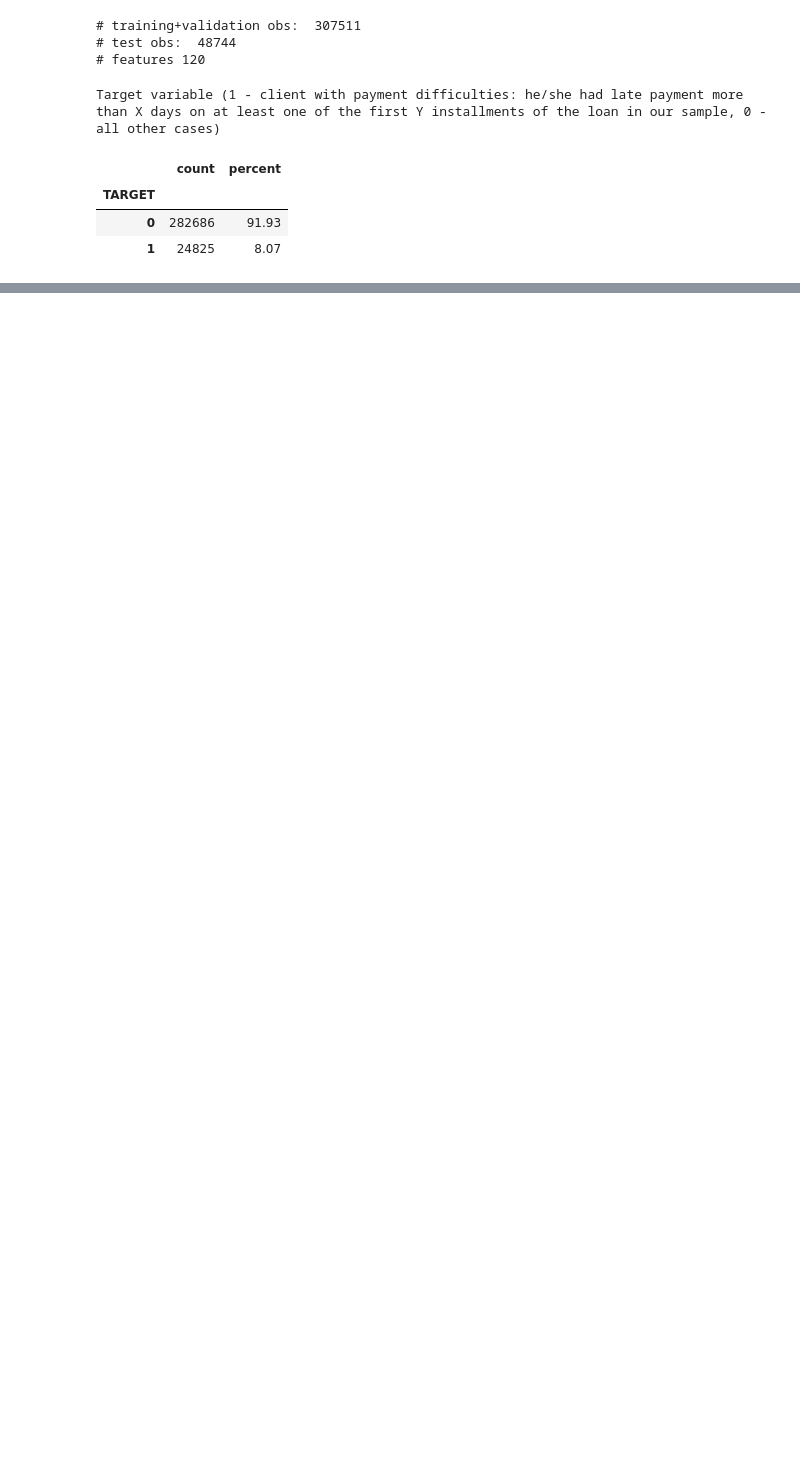
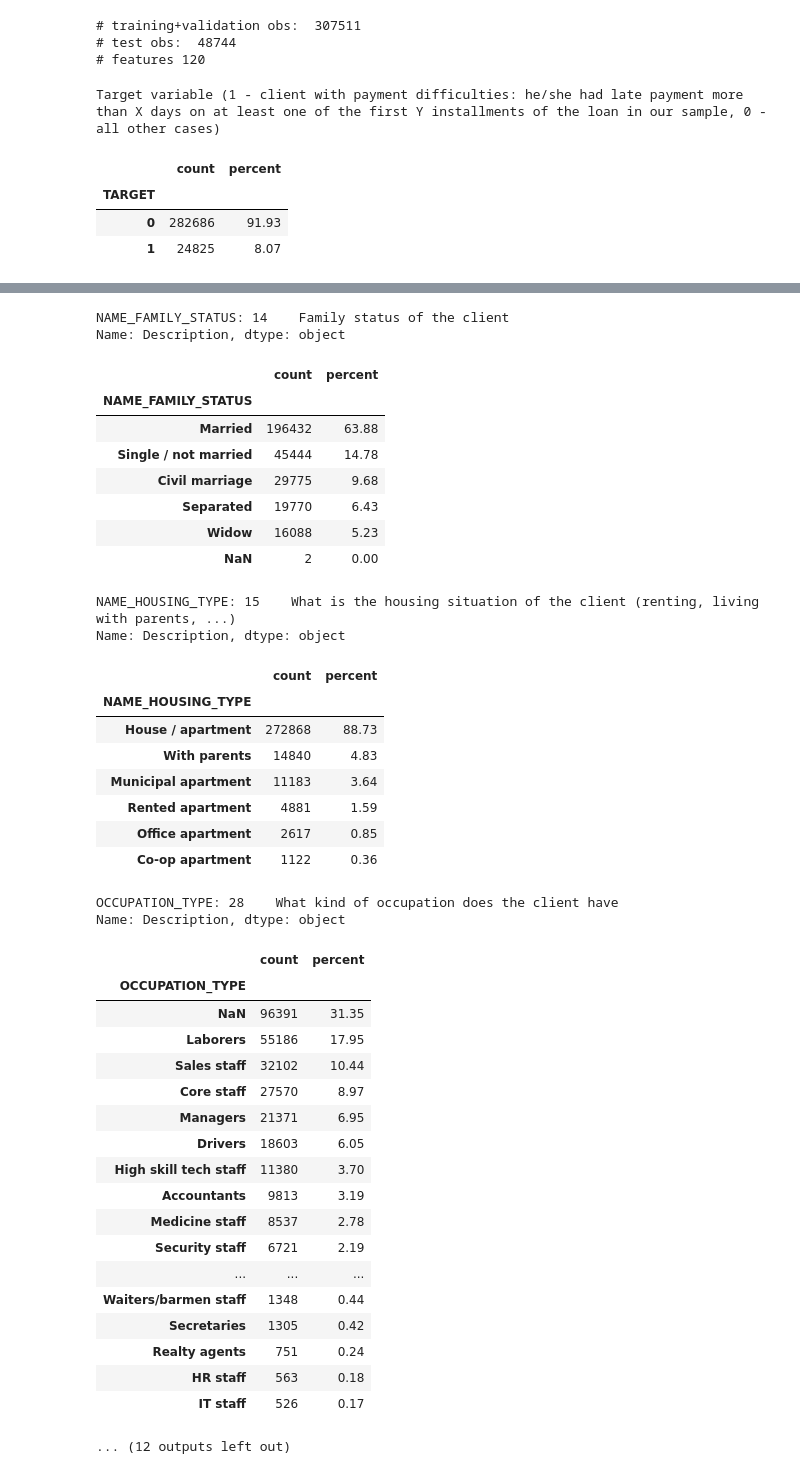
Before and after one commit to skydoldif/home-credit-default-risk, a Jupyter notebook: data_processing.ipynb, the cells around one changed output, grey strips where cells are left out. Cells and saved outputs as stored; diff of their text form; code cells hidden in the pictures; blank space fills up the shorter version.

```diff
--- a/data_processing.ipynb
+++ b/data_processing.ipynb
@@ -57,3 +58,10 @@ Name: count, dtype: int64
 | 117 | AMT_REQ_CREDIT_BUREAU_MON | Number of enquiries to Credit Bur... |  | float64 | NUMERIC | 24 | 41519 | 13.50 |
 | 118 | AMT_REQ_CREDIT_BUREAU_QRT | Number of enquiries to Credit Bur... |  | float64 | NUMERIC | 11 | 41519 | 13.50 |
 | 119 | AMT_REQ_CREDIT_BUREAU_YEAR | Number of enquiries to Credit Bur... |  | float64 | NUMERIC | 25 | 41519 | 13.50 |
+# %%
+for col in cat_vars:
+    print(f"{col}: {description[description.Feature==col].Description}")
+    vc = X_trainval[col].value_counts(dropna=False)
+    pct = (vc / len(X_trainval)) * 100
+    display(pd.DataFrame({'count': vc, 'percent': pct.round(2)}))
+# %% [output]
@@ -59,0 +101,41 @@ Name: count, dtype: int64
+NAME_FAMILY_STATUS: 14    Family status of the client
+Name: Description, dtype: object
+|  | count | percent |
+| NAME_FAMILY_STATUS |  |  |
+| Married | 196432 | 63.88 |
+| Single / not married | 45444 | 14.78 |
+| Civil marriage | 29775 | 9.68 |
+| Separated | 19770 | 6.43 |
+| Widow | 16088 | 5.23 |
+| NaN | 2 | 0.00 |
+NAME_HOUSING_TYPE: 15    What is the housing situation of the client (renting, living with parents, ...)
+Name: Description, dtype: object
+|  | count | percent |
+| NAME_HOUSING_TYPE |  |  |
+| House / apartment | 272868 | 88.73 |
+| With parents | 14840 | 4.83 |
+| Municipal apartment | 11183 | 3.64 |
+| Rented apartment | 4881 | 1.59 |
+| Office apartment | 2617 | 0.85 |
+| Co-op apartment | 1122 | 0.36 |
+OCCUPATION_TYPE: 28    What kind of occupation does the client have
+Name: Description, dtype: object
+|  | count | percent |
+| OCCUPATION_TYPE |  |  |
+| NaN | 96391 | 31.35 |
+| Laborers | 55186 | 17.95 |
+| Sales staff | 32102 | 10.44 |
+| Core staff | 27570 | 8.97 |
+| Managers | 21371 | 6.95 |
+| Drivers | 18603 | 6.05 |
+| High skill tech staff | 11380 | 3.70 |
+| Accountants | 9813 | 3.19 |
+| Medicine staff | 8537 | 2.78 |
+| Security staff | 6721 | 2.19 |
+| ... | ... | ... |
+| Waiters/barmen staff | 1348 | 0.44 |
+| Secretaries | 1305 | 0.42 |
+| Realty agents | 751 | 0.24 |
+| HR staff | 563 | 0.18 |
+| IT staff | 526 | 0.17 |
+... (12 outputs left out)
```
Also changed, not shown: parts of 7 cells of this notebook, 1 other file.
